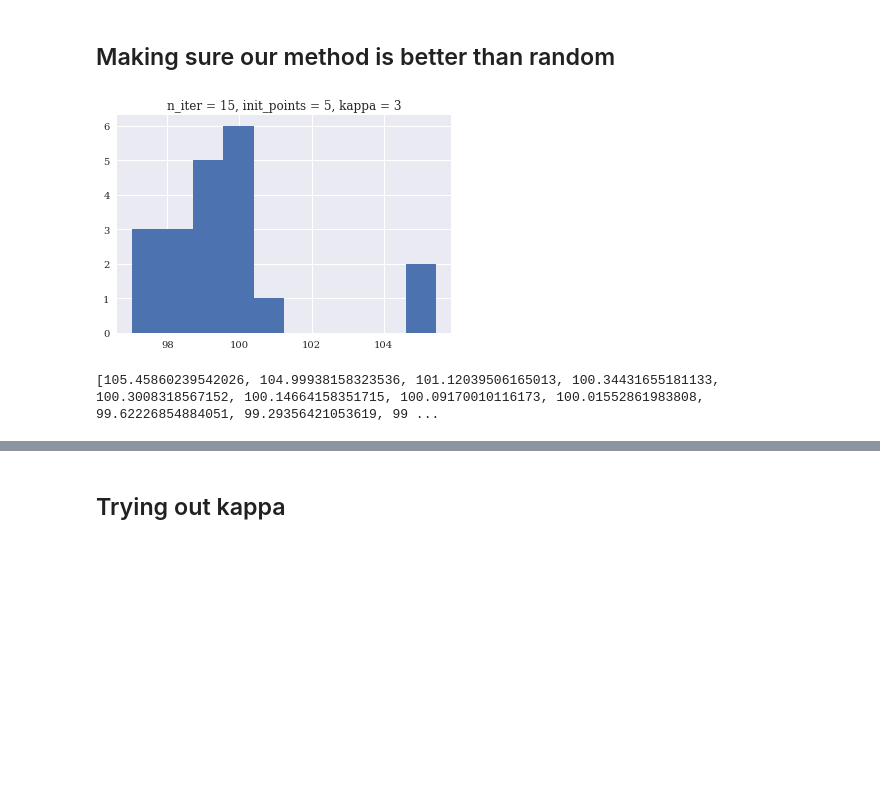
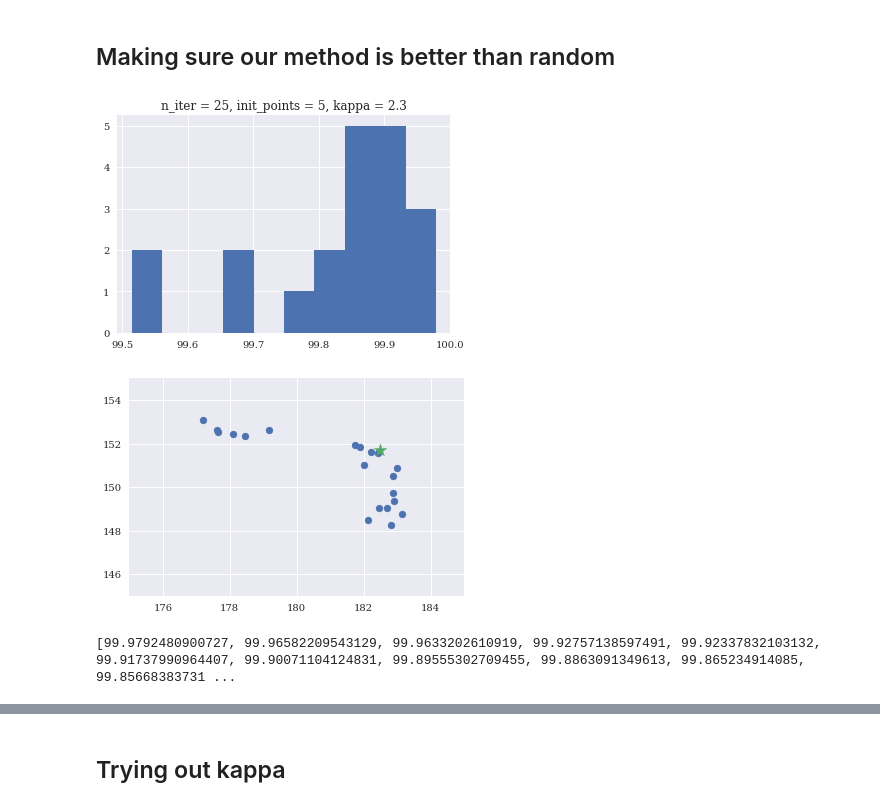
Before and after one commit to yubinhu/ParameterOptimization, a Jupyter notebook: venus-simulation.ipynb, the cells around one changed output, grey strips where cells are left out. Drawn from its saved outputs; the diff is of its cells as text; code cells hidden in the pictures; blank space fills up the shorter version.

```diff
--- a/venus-simulation.ipynb
+++ b/venus-simulation.ipynb
@@ -43,6 +43,14 @@ class Venus:
         noise = self.jitter*(self.beam_range[1] - self.beam_range[0])
         return noise
 
+    def get_bounds(self, i):
+        if i == 0:
+            return self.inj_limits
+        elif i==1:
+            return self.mid_limits
+        elif i==2:
+            return self.ext_limits
+
     def _rescale_output(self, output):
         """himmelblau4 returns values betwen 0 and 4899 for w, x, y, z in [-6, 6]."""
         return (
@@ -60,12 +68,12 @@ class Venus:
         return (
             (w**2 + x + y - 11)**2 +
             (w + x**2 + y - 7)**2 +
-            (w + x + y**2 - 5)**2 + 0.001 * x
+            (w + x + y**2 - 5)**2 + 0.1 * x
         )
 # %% [markdown]
 create a venus object, defaults might be refined by values from Damon. For simpler algorithm the jitter can be set to 0 initially but it should work with a value larger than that in the end.
 # %%
-venus = Venus(jitter=0.)
+venus = Venus(jitter=0.0)
 # %% [markdown]
 set the currents and read the beam value
 # %%
@@ -106,11 +114,9 @@ def black_box_function(A, B, C):
 pbounds = {"A": [175, 185], "B": [145, 155], "C": [135, 145]}
 # Create a BayesianOptimization optimizer,
 # and optimize the given black_box_function.
-noise = venus.get_noise_level()
-print(noise)
 optimizer = BayesianOptimization(f = black_box_function,
                                  pbounds = pbounds, verbose = 2,
                                  random_state = 38)
-optimizer.maximize(init_points = 5, n_iter = 40, kappa=2.3, alpha=noise**2)
+optimizer.maximize(init_points = 5, n_iter = 40, kappa=2.3, alpha=0.05)
 print("Best result: {}; f(x) = {}.".format(optimizer.max["params"], optimizer.max["target"]))
 # %% [output]
@@ -139,19 +145,35 @@ def trial(N, n_iter = 15, init_points = 5, kappa = 3, verbose = 0, rand_adder =
     # rand_adder is to make sure we probe some different randstates in each trial
     rand_adder = int(rand_adder)
     results = []
-    noise = venus.get_noise_level()
+    coords = []
+
     for i in tqdm(range(N)):
+
+        pbounds = {"A": [175, 185], "B": [145, 155], "C": [135, 145]}
+        # Create a BayesianOptimization optimizer,
+        # and optimize the given black_box_function.
+        noise = max(venus.get_noise_level(), 1e-5)
+        # print("noise", noise)
         optimizer = BayesianOptimization(f = black_box_function,
                                          pbounds = pbounds, verbose = 0,
                                          random_state = i+rand_adder)
-        optimizer.maximize(init_points = init_points, n_iter = n_iter, kappa=kappa, alpha=noise)
+        optimizer.maximize(init_points = init_points, n_iter = n_iter, kappa=kappa, alpha=2*noise**2) # , alpha=0.01
         if verbose>1:
             print("Best result: {}; f(x) = {}.".format(optimizer.max["params"], optimizer.max["target"]))
         results.append(optimizer.max["target"])
+        coords.append(optimizer.max["params"])
 
     plt.title("n_iter = {}, init_points = {}, kappa = {}".format(n_iter, init_points, kappa))
     plt.hist(results)
     plt.show()
+
+    plt.scatter([coords[i]['A'] for i in range(len(coords))], [coords[i]['B'] for i in range(len(coords))]) #, [coords[i]['C'] for i in range(len(coords))]
+    plt.xlim(pbounds['A'][0], pbounds['A'][1])
+    plt.ylim(pbounds['B'][0], pbounds['B'][1])
+    # ax.set_zlim3d(pbounds['C'][0], pbounds['C'][1])
+
+    plt.scatter([182.5], [151.7], s=180, marker="*") # , [140.0]
+    plt.show()
     if verbose > 0:
         print(list(reversed(sorted(results))))
 # %% [markdown]
@@ -163,9 +188,10 @@ trial(20, n_iter = 5, init_points = 5, kappa = 3, verbose = 0, rand_adder = 1e2)
 # %% [markdown]
 ## Making sure our method is better than random
 # %%
-trial(20, n_iter = 15, init_points = 5, kappa = 3, verbose = 1, rand_adder = 2e2)
+trial(20, n_iter = 25, init_points = 5, kappa = 2.3, verbose = 1)
 # %% [output]
-[figure, old version]
+[figure, new version]
+[figure, added]
-[105.45860239542026, 104.99938158323536, 101.12039506165013, 100.34431655181133, 100.3008318567152, 100.14664158351715, 100.09170010116173, 100.01552861983808, 99.62226854884051, 99.29356421053619, 99 ...
+[99.9792480900727, 99.96582209543129, 99.9633202610919, 99.92757138597491, 99.92337832103132, 99.91737990964407, 99.90071104124831, 99.89555302709455, 99.8863091349613, 99.865234914085, 99.85668383731 ...
 # %%
 # we see that more iteration is better than more initial points, meaning our sampling is more efficient than random sample
```
Also changed, not shown: parts of 6 cells of this notebook.
